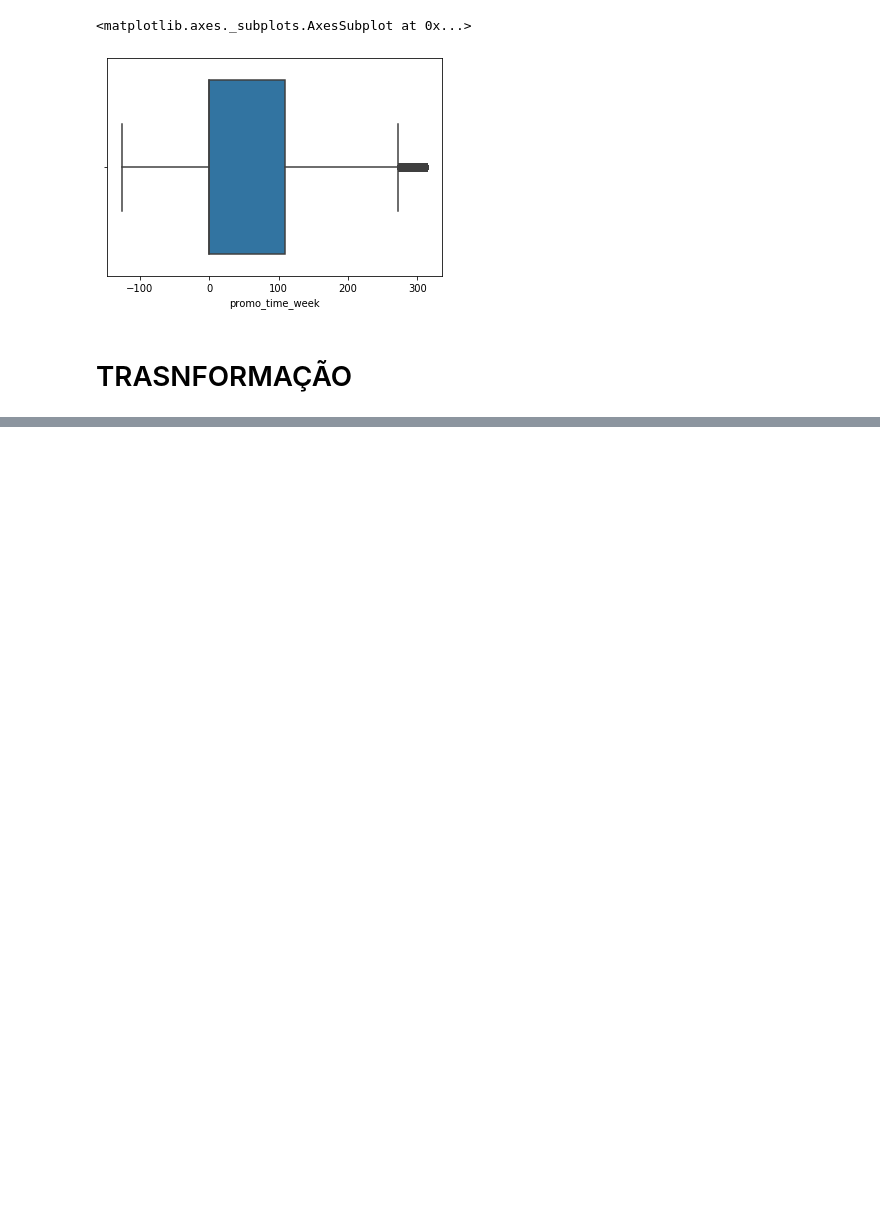
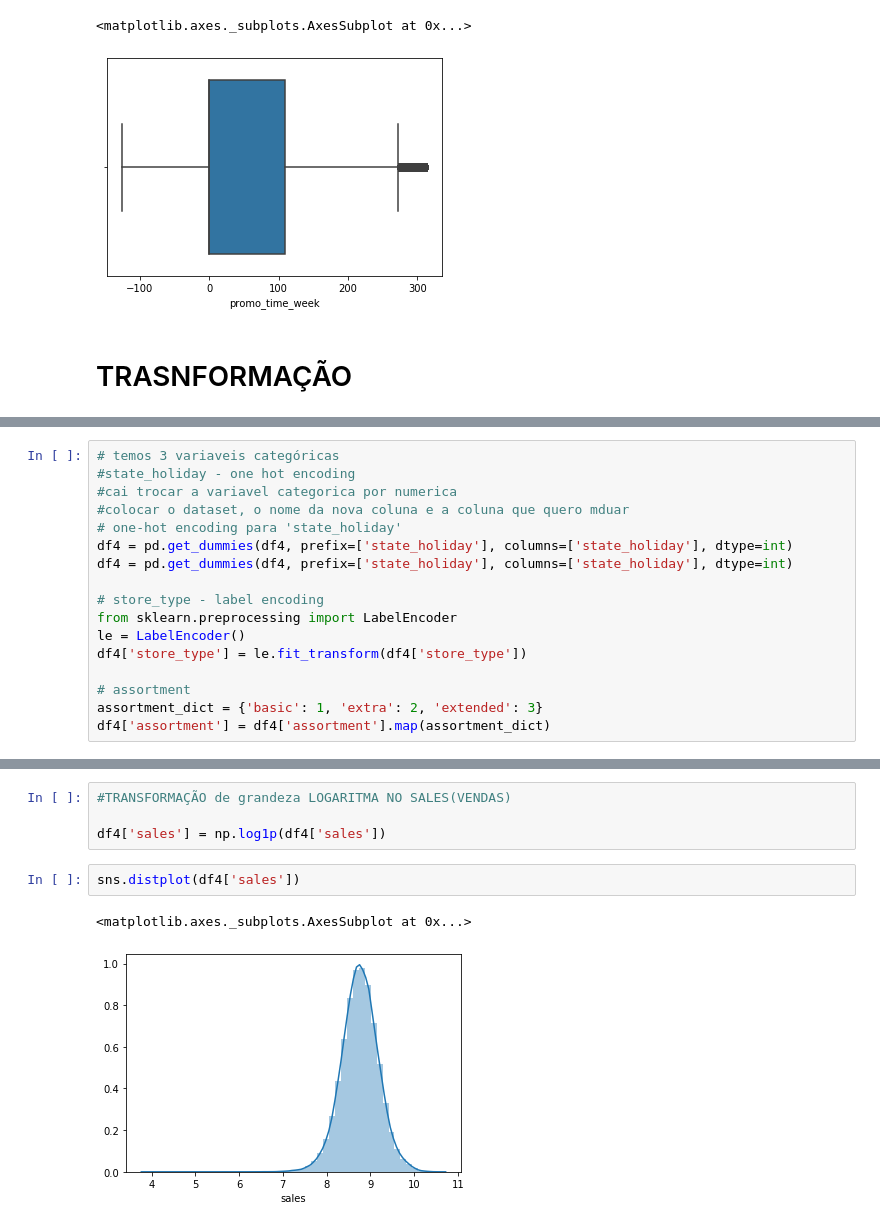
Before and after one commit to ffredericoDS/DS_producao, a Jupyter notebook: 5Modelagem.ipynb, the cells around one changed output, grey strips where cells are left out. Drawn from its saved outputs; the diff is of its cells as text; blank space fills up the shorter version.

```diff
--- a/5Modelagem.ipynb
+++ b/5Modelagem.ipynb
@@ -323,0 +365,17 @@ separei essas pq sao ciclicas
+# %%
+# temos 3 variaveis categóricas
+#state_holiday - one hot encoding
+#cai trocar a variavel categorica por numerica
+#colocar o dataset, o nome da nova coluna e a coluna que quero mduar
+# one-hot encoding para 'state_holiday'
+df4 = pd.get_dummies(df4, prefix=['state_holiday'], columns=['state_holiday'], dtype=int)
+df4 = pd.get_dummies(df4, prefix=['state_holiday'], columns=['state_holiday'], dtype=int)
+
+# store_type - label encoding
+from sklearn.preprocessing import LabelEncoder
+le = LabelEncoder()
+df4['store_type'] = le.fit_transform(df4['store_type'])
+
+# assortment
+assortment_dict = {'basic': 1, 'extra': 2, 'extended': 3}
+df4['assortment'] = df4['assortment'].map(assortment_dict)
@@ -323,0 +415,9 @@ separei essas pq sao ciclicas
+# %%
+#TRANSFORMAÇÃO de grandeza LOGARITMA NO SALES(VENDAS)
+
+df4['sales'] = np.log1p(df4['sales'])
+# %%
+sns.distplot(df4['sales'])
+# %% [output]
+<matplotlib.axes._subplots.AxesSubplot at 0x...>
+[figure, added]
```
Also changed, not shown: parts of 11 cells of this notebook.
